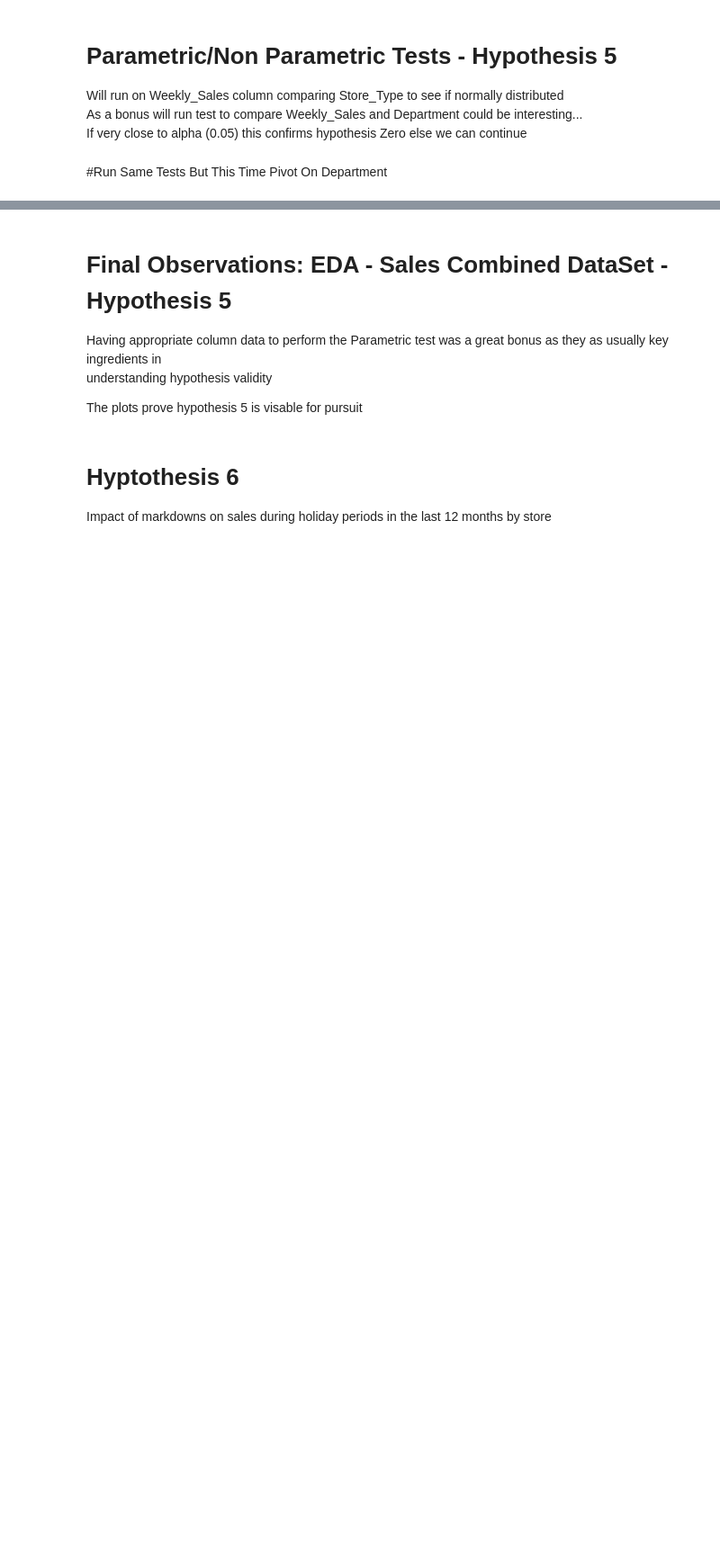
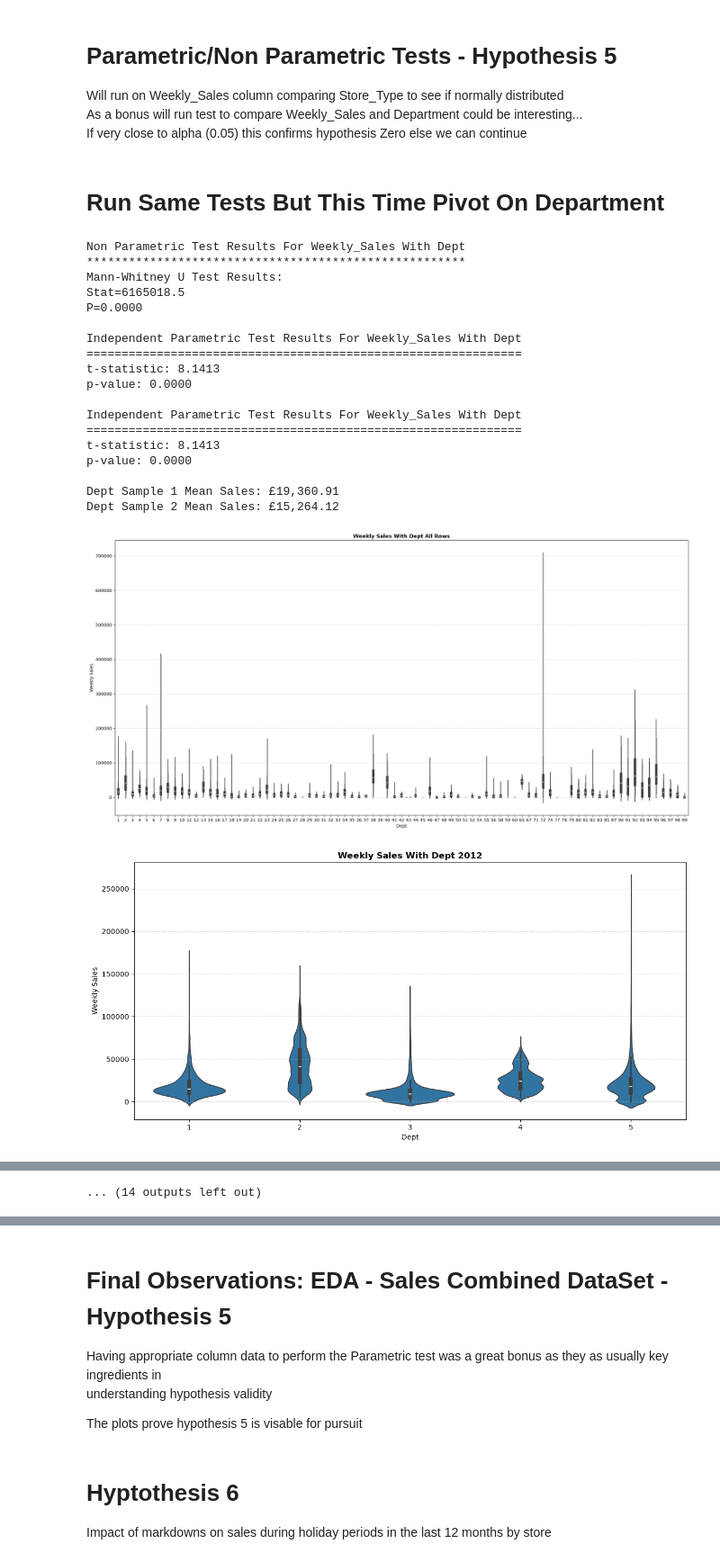
Before and after one commit to RogerWilliams2026/Project2-SalesAnalysis, a Jupyter notebook: jupyter_notebooks/Notebook_EDA_Sales_DataSet.ipynb, the cells around one changed output, grey strips where cells are left out. Shown at 90% size. Cells and saved outputs as stored; diff of their text form; code cells hidden in the pictures; blank space fills up the shorter version.

```diff
--- a/jupyter_notebooks/Notebook_EDA_Sales_DataSet.ipynb
+++ b/jupyter_notebooks/Notebook_EDA_Sales_DataSet.ipynb
@@ -802,7 +804,7 @@ plt.grid(axis="y", linestyle="--", alpha=0.5)
 plt.tight_layout()
 plt.show()
 # %% [markdown]
-#Run Same Tests But This Time Pivot On Department
+# Run Same Tests But This Time Pivot On Department
 # %%
 #Non Parametric test for Weekly_Sales column
 dfSales_Combined_DataSet_Temp = dfSales_Combined_DataSet_Work.copy()
@@ -874,30 +876,66 @@ for intNum in range(5, 99, 5):
     sns.violinplot(data=dfSales_Combined_DataSet_Temp2, x="Dept", y="Weekly_Sales")
     plt.title("Weekly Sales With Dept 2012", fontweight="bold")
     plt.xlabel("Dept")
     plt.ylabel("Weekly Sales")
     plt.grid(axis="y", linestyle="--", alpha=0.5)
     plt.tight_layout()
     plt.show()
 
 #show last departments
 dfSales_Combined_DataSet_Temp2 = dfSales_Combined_DataSet_Temp[ dfSales_Combined_DataSet_Temp["Dept"].between(91,95)]
 #plot for Dept 1-45
 plt.figure(figsize=(12, 6))
 sns.violinplot(data=dfSales_Combined_DataSet_Temp2, x="Dept", y="Weekly_Sales")
 plt.title("Weekly Sales With Dept 2012", fontweight="bold")
 plt.xlabel("Dept")
 plt.ylabel("Weekly Sales")
 plt.grid(axis="y", linestyle="--", alpha=0.5)
 plt.tight_layout()
 plt.show()
 
 dfSales_Combined_DataSet_Temp2 = dfSales_Combined_DataSet_Temp[ dfSales_Combined_DataSet_Temp["Dept"] > 96]
 #plot for Dept 1-45
 plt.figure(figsize=(12, 6))
 sns.violinplot(data=dfSales_Combined_DataSet_Temp2, x="Dept", y="Weekly_Sales")
 plt.title("Weekly Sales With Dept 2012", fontweight="bold")
 plt.xlabel("Dept")
 plt.ylabel("Weekly Sales")
 plt.grid(axis="y", linestyle="--", alpha=0.5)
 plt.tight_layout()
 plt.show()
+
+
+#show violin plot for distribution using Weekly_Sales, Store_Type and Dept columns for 2012
+dfSales_Combined_DataSet_Temp1 = dfSales_Combined_DataSet_Work[dfSales_Combined_DataSet_Work["Date"].dt.year == 2012][["Weekly_Sales","Store_Type","Dept"]]
+
+for intNum in range(1, 4):
+    dfSales_Combined_DataSet_Temp2 = dfSales_Combined_DataSet_Temp1[dfSales_Combined_DataSet_Temp1["Store_Type"] == intNum]
+    plt.figure(figsize=(20, 6))
+    sns.violinplot(data=dfSales_Combined_DataSet_Temp2, x="Store_Type", y="Weekly_Sales", hue="Dept", split=True)
+    plt.title(f"Weekly Sales With Store Type {intNum} and Dept For 2012", fontweight="bold")
+    plt.xlabel("Store Type")
+    plt.ylabel("Weekly Sales")
+    plt.grid(axis="y", linestyle="--", alpha=0.5)
+    plt.tight_layout()
+    plt.show()
+# %% [output]
+Non Parametric Test Results For Weekly_Sales With Dept
+******************************************************
+Mann-Whitney U Test Results:
+Stat=6165018.5
+P=0.0000
+
+Independent Parametric Test Results For Weekly_Sales With Dept
+==============================================================
+t-statistic: 8.1413
+p-value: 0.0000
+
+Independent Parametric Test Results For Weekly_Sales With Dept
+==============================================================
+t-statistic: 8.1413
+p-value: 0.0000
+
+Dept Sample 1 Mean Sales: £19,360.91
+Dept Sample 2 Mean Sales: £15,264.12
+[figure, added]
+[figure, added]
@@ -904 +951,2 @@ plt.show()
+... (14 outputs left out)
 # %% [markdown]
```
Also changed, not shown: parts of 21 cells of this notebook, 4 other files.
